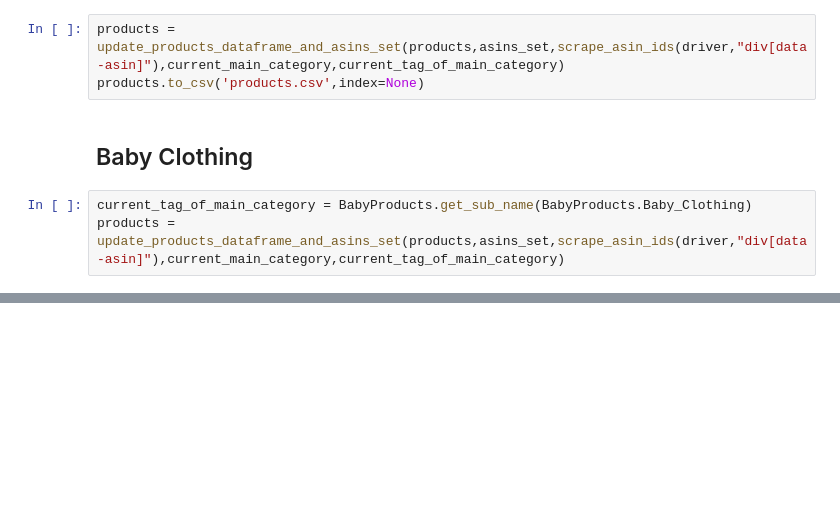
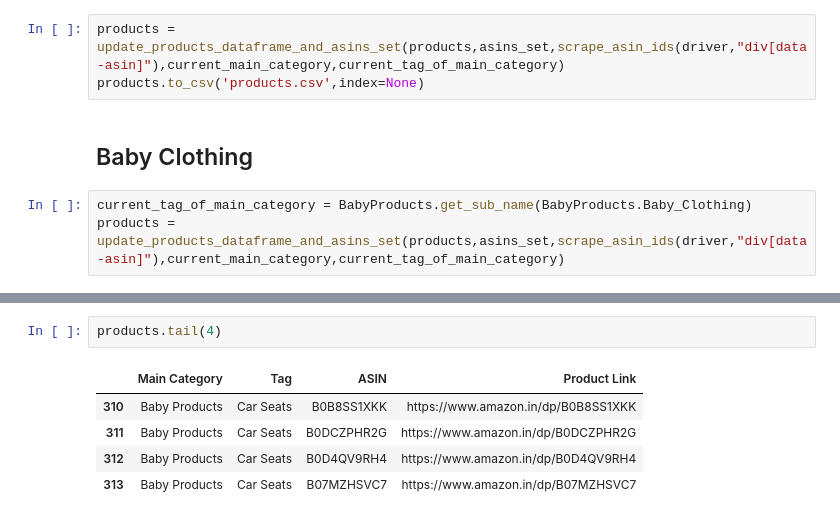
Before and after one commit to Theistic-guy/Ada, a Jupyter notebook: aryaman/notebooks/web_scraping/scraping.ipynb, the cells around one changed output, grey strips where cells are left out. Saved outputs shown, nothing was run; the diff lists cells and outputs as text; blank space fills up the shorter version.

```diff
--- a/aryaman/notebooks/web_scraping/scraping.ipynb
+++ b/aryaman/notebooks/web_scraping/scraping.ipynb
@@ -133,0 +163,8 @@ products = update_products_dataframe_and_asins_set(products,asins_set,scrape_asi
+# %%
+products.tail(4)
+# %% [output]
+|  | Main Category | Tag | ASIN | Product Link |
+| 310 | Baby Products | Car Seats | B0B8SS1XKK | https://www.amazon.in/dp/B0B8SS1XKK |
+| 311 | Baby Products | Car Seats | B0DCZPHR2G | https://www.amazon.in/dp/B0DCZPHR2G |
+| 312 | Baby Products | Car Seats | B0D4QV9RH4 | https://www.amazon.in/dp/B0D4QV9RH4 |
+| 313 | Baby Products | Car Seats | B07MZHSVC7 | https://www.amazon.in/dp/B07MZHSVC7 |
```
Also changed, not shown: parts of 138 cells of this notebook, 2 other files.
